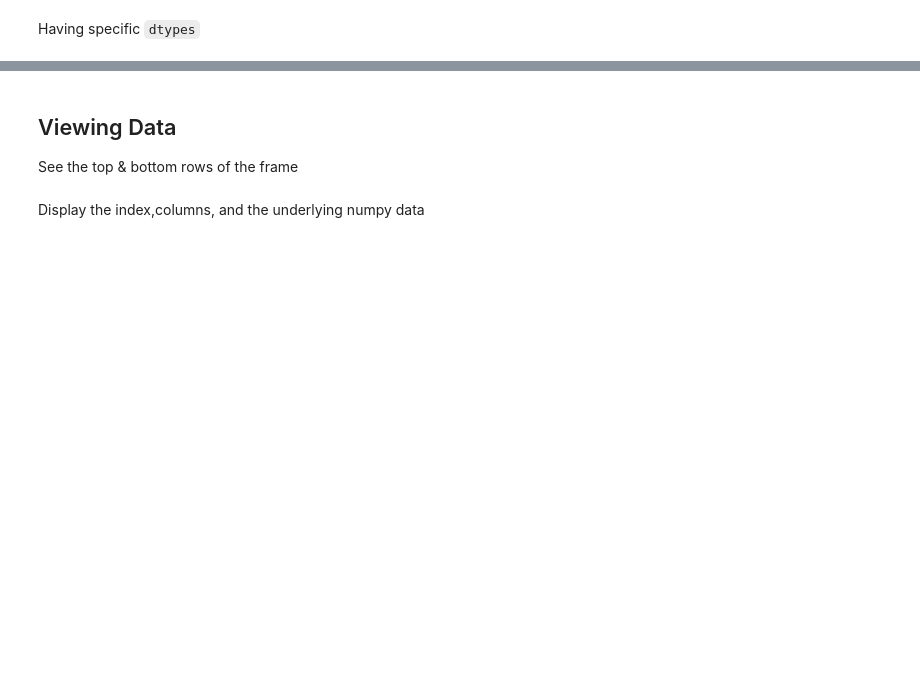
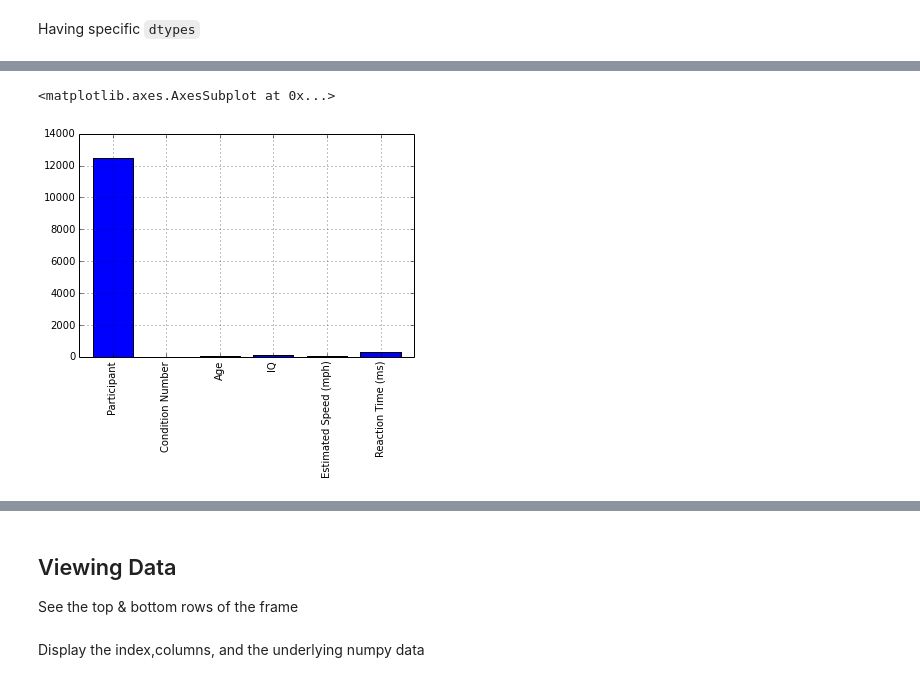
Before and after one commit to jiffyclub/2013-11-23-dlab, a Jupyter notebook: python/data_analysis/Pandas.ipynb, the cells around one changed output, grey strips where cells are left out. Drawn from its saved outputs; the diff is of its cells as text; code cells hidden in the pictures; blank space fills up the shorter version.

```diff
--- a/python/data_analysis/Pandas.ipynb
+++ b/python/data_analysis/Pandas.ipynb
@@ -44,0 +235,5 @@ Turn the dictionary you created yesterday into a pandas data frame called `dicti
+# %%
+loftus_data.mean().plot(kind='bar')
+# %% [output]
+<matplotlib.axes.AxesSubplot at 0x...>
+[figure, added]
```
Also changed, not shown: parts of 26 cells of this notebook.
